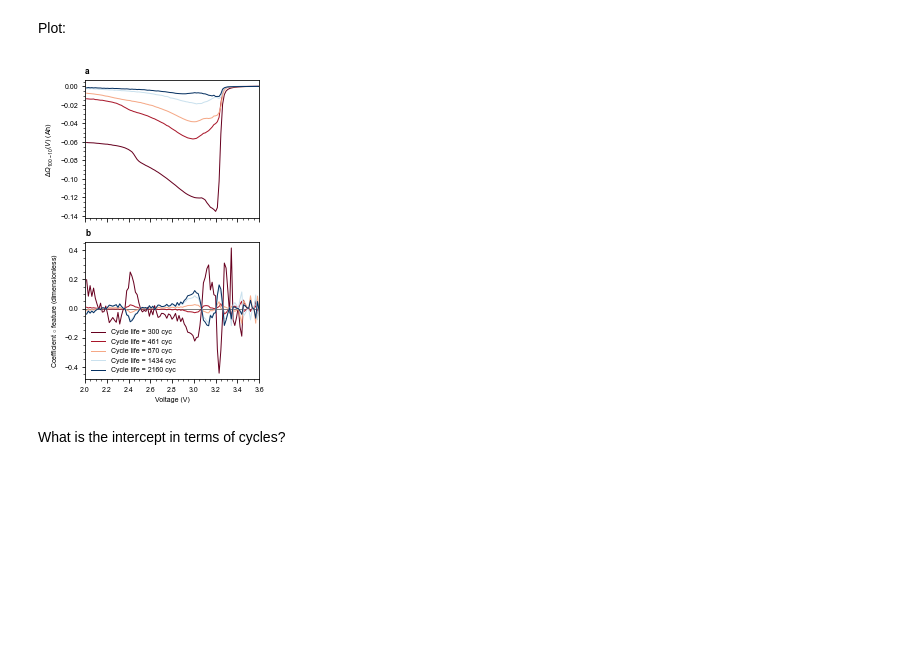
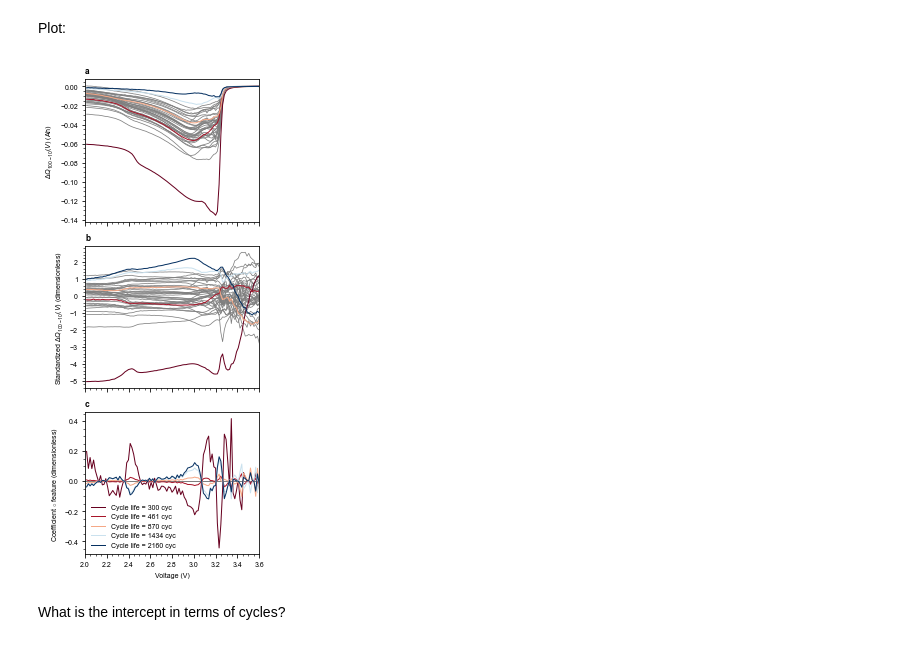
Before and after one commit to petermattia/revisit-severson-et-al, a Jupyter notebook: revisit-severson-et-al.ipynb, the cells around one changed output. Saved outputs shown, nothing was run; the diff lists cells and outputs as text; code cells hidden in the pictures; blank space fills up the shorter version.

Commit message:
Update Fig9 with another subplot, all curves in training set in gray

```diff
--- a/revisit-severson-et-al.ipynb
+++ b/revisit-severson-et-al.ipynb
@@ -1588,35 +1590,42 @@ indices = [20, 30, 10, 1, 0]
 # %% [markdown]
 Plot:
 # %%
-fig, ax = plt.subplots(figsize=(fig_width, 2 * fig_height), nrows = 2, sharex='col')
+fig, ax = plt.subplots(figsize=(fig_width, 3 * fig_height), nrows = 3, sharex='col')
 ax = ax.ravel()
 
 
-ax[1].axhline(0, color='tab:gray')
+ax[2].axhline(0, color='tab:gray')
 
-for k in np.arange(2):
+for k in np.arange(len(ax)):
     ax[k].set_title(chr(97+k), loc='left', weight='bold')
+
+for k in np.arange(len(X_train)):
+    if k not in indices:
+        ax[0].plot(Vdlin[::freq], X_train[k, :], linewidth=0.75, color='tab:gray')
+        ax[1].plot(Vdlin[::freq], X_train_scaled[k, :], linewidth=0.75, color='tab:gray')
 
 for idx in indices:
 
     label = f'Cycle life = {cycle_lives_train[idx]:.0f} cyc'
 
     coefs_times_features = (X_train_scaled[idx, :] * models['PLSR'].coef_.T).T
 
     ax[0].plot(Vdlin[::freq], X_train[idx, :], color=colors[idx])
-    ax[1].plot(Vdlin[::freq], coefs_times_features, color=colors[idx], label=label)
+    ax[1].plot(Vdlin[::freq], X_train_scaled[idx, :], color=colors[idx])
+    ax[2].plot(Vdlin[::freq], coefs_times_features, color=colors[idx], label=label)
 
-ax[1].set_xlabel('Voltage (V)')
-ax[1].set_xlim([2.0, 3.6])
+ax[2].set_xlabel('Voltage (V)')
+ax[2].set_xlim([2.0, 3.6])
 
-ax[1].legend()
-ax[0].set_ylabel(r'$\Delta Q_{100-10}(V)$ (Ah)')
-ax[1].set_ylabel('Coefficient $\circ$ feature (dimensionless)')
+ax[2].legend()
+ax[0].set_ylabel('$\Delta Q_{100-10}(V)$ (Ah)')
+ax[1].set_ylabel('Standardized $\Delta Q_{100-10}(V)$ (dimensionless)')
+ax[2].set_ylabel('Coefficient $\circ$ feature (dimensionless)')
 
 plt.tight_layout()
 plt.savefig(figpath / 'fig9_multivariate_examples.eps', format='eps')
 # %% [output]
-[figure, old version]
+[figure, new version]
 # %% [markdown]
 What is the intercept in terms of cycles?
 # %%
```
Also changed, not shown: parts of 4 cells of this notebook, 9 other files.
